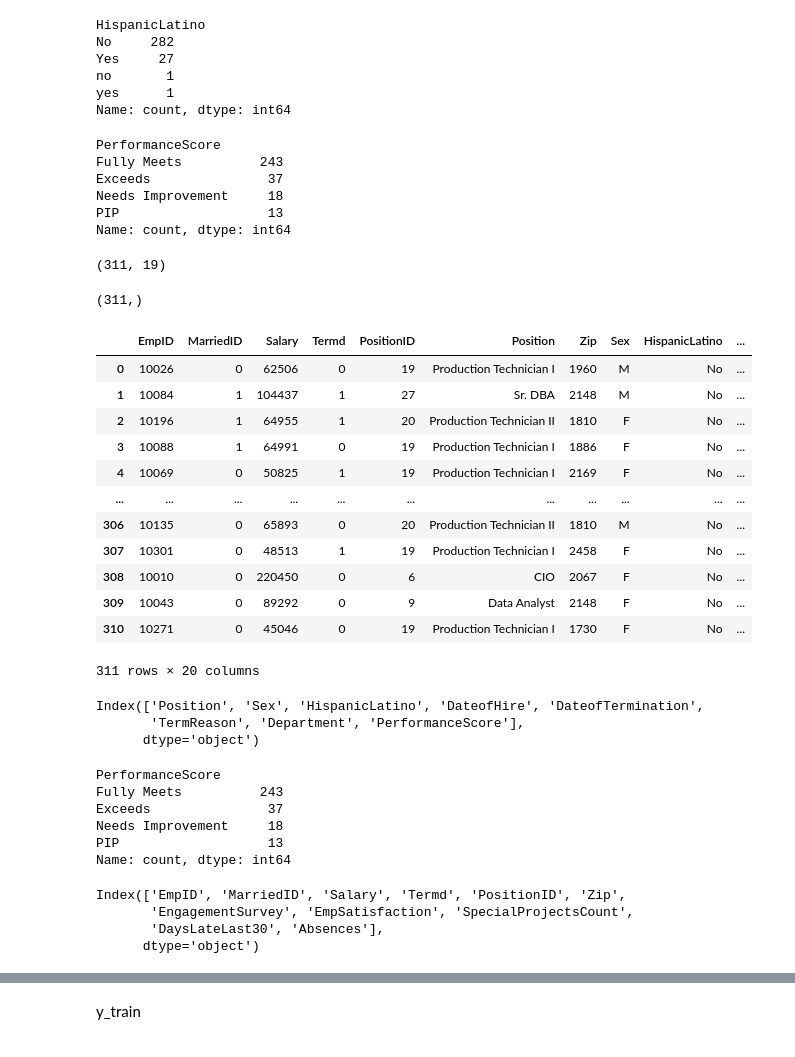
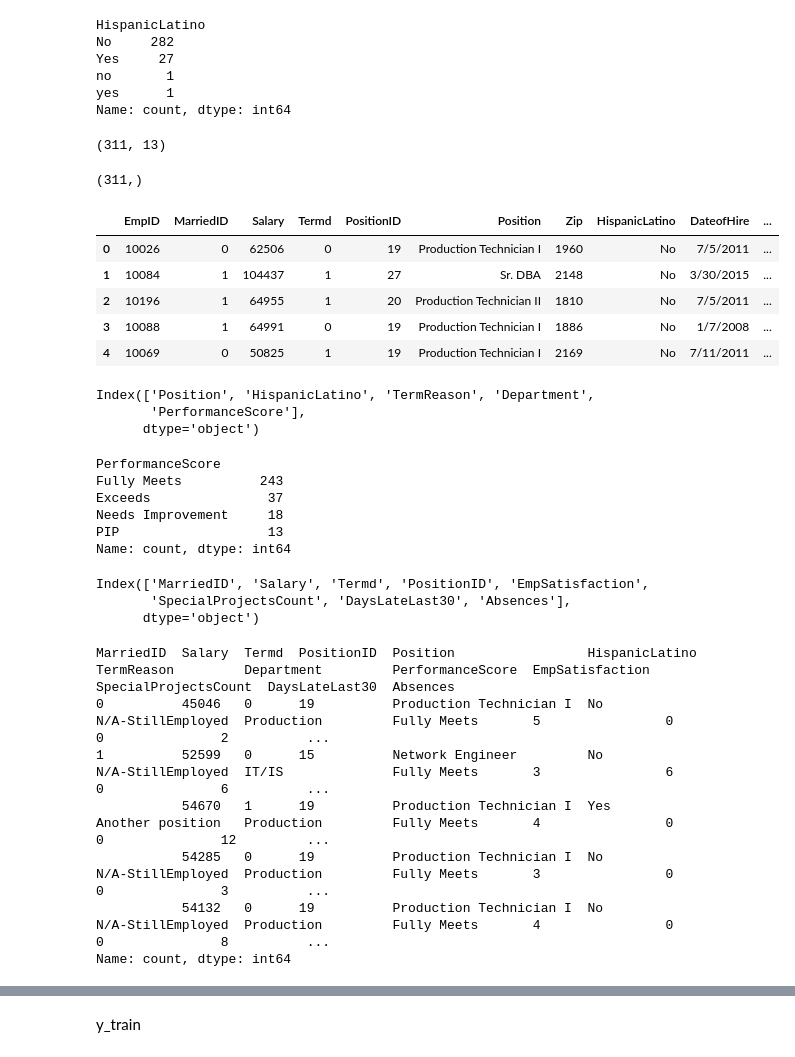
Before and after one commit to AyanBiswas1997/Hr_Analyst, a Jupyter notebook: notebooks/data/eda.ipynb, the cells around one changed output, grey strips where cells are left out. Drawn from its saved outputs; the diff is of its cells as text; code cells hidden in the pictures.

```diff
--- a/notebooks/data/eda.ipynb
+++ b/notebooks/data/eda.ipynb
@@ -120,5 +94,7 @@ df.shape
 # %% [output]
 (311, 36)
 # %%
-df=df.drop(columns=['Employee_Name','State','DOB','MaritalDesc','CitizenDesc','RaceDesc','LastPerformanceReview_Date','RecruitmentSource','ManagerName','ManagerID','MaritalStatusID','GenderID','EmpStatusID','DeptID','PerfScoreID','FromDiversityJobFairID'],axis=1)
+df=df.drop(columns=['Employee_Name','EmpID','State','Sex','DOB','MaritalDesc','CitizenDesc','RaceDesc','LastPerformanceReview_Date','RecruitmentSource','ManagerName','ManagerID','MaritalStatusID','GenderID','EmpStatusID','DeptID','PerfScoreID','FromDiversityJobFairID','LastPerformanceReview_Date'],axis=1)
+# %%
+df=df.drop(columns=['Zip','DateofHire','DateofTermination','EngagementSurvey'])
 # %%
@@ -268,44 +200,28 @@ Yes     27
 no       1
 yes      1
 Name: count, dtype: int64
-# %%
-df[categorical_columns]["PerformanceScore"].value_counts()
-# %% [output]
-PerformanceScore
-Fully Meets          243
-Exceeds               37
-Needs Improvement     18
-PIP                   13
-Name: count, dtype: int64
 # %%
 x.shape
 # %% [output]
-(311, 19)
+(311, 13)
 # %%
 y.shape
 # %% [output]
 (311,)
 # %%
-df
+df.head()
 # %% [output]
-|  | EmpID | MarriedID | Salary | Termd | PositionID | Position | Zip | Sex | HispanicLatino | ... |
-| 0 | 10026 | 0 | 62506 | 0 | 19 | Production Technician I | 1960 | M | No | ... |
-| 1 | 10084 | 1 | 104437 | 1 | 27 | Sr. DBA | 2148 | M | No | ... |
-| 2 | 10196 | 1 | 64955 | 1 | 20 | Production Technician II | 1810 | F | No | ... |
-| 3 | 10088 | 1 | 64991 | 0 | 19 | Production Technician I | 1886 | F | No | ... |
-| 4 | 10069 | 0 | 50825 | 1 | 19 | Production Technician I | 2169 | F | No | ... |
-| ... | ... | ... | ... | ... | ... | ... | ... | ... | ... | ... |
-| 306 | 10135 | 0 | 65893 | 0 | 20 | Production Technician II | 1810 | M | No | ... |
-| 307 | 10301 | 0 | 48513 | 1 | 19 | Production Technician I | 2458 | F | No | ... |
-| 308 | 10010 | 0 | 220450 | 0 | 6 | CIO | 2067 | F | No | ... |
-| 309 | 10043 | 0 | 89292 | 0 | 9 | Data Analyst | 2148 | F | No | ... |
-| 310 | 10271 | 0 | 45046 | 0 | 19 | Production Technician I | 1730 | F | No | ... |
+|  | EmpID | MarriedID | Salary | Termd | PositionID | Position | Zip | HispanicLatino | DateofHire | ... |
+| 0 | 10026 | 0 | 62506 | 0 | 19 | Production Technician I | 1960 | No | 7/5/2011 | ... |
+| 1 | 10084 | 1 | 104437 | 1 | 27 | Sr. DBA | 2148 | No | 3/30/2015 | ... |
+| 2 | 10196 | 1 | 64955 | 1 | 20 | Production Technician II | 1810 | No | 7/5/2011 | ... |
+| 3 | 10088 | 1 | 64991 | 0 | 19 | Production Technician I | 1886 | No | 1/7/2008 | ... |
+| 4 | 10069 | 0 | 50825 | 1 | 19 | Production Technician I | 2169 | No | 7/11/2011 | ... |
-311 rows × 20 columns
 # %%
 categorical_columns
 # %% [output]
-Index(['Position', 'Sex', 'HispanicLatino', 'DateofHire', 'DateofTermination',
-       'TermReason', 'Department', 'PerformanceScore'],
+Index(['Position', 'HispanicLatino', 'TermReason', 'Department',
+       'PerformanceScore'],
       dtype='object')
 # %%
 df[categorical_columns]['PerformanceScore'].value_counts()
@@ -319,7 +235,16 @@ Name: count, dtype: int64
 # %%
 numerical_columns
 # %% [output]
-Index(['EmpID', 'MarriedID', 'Salary', 'Termd', 'PositionID', 'Zip',
-       'EngagementSurvey', 'EmpSatisfaction', 'SpecialProjectsCount',
-       'DaysLateLast30', 'Absences'],
+Index(['MarriedID', 'Salary', 'Termd', 'PositionID', 'EmpSatisfaction',
+       'SpecialProjectsCount', 'DaysLateLast30', 'Absences'],
       dtype='object')
+# %%
+x.value_counts().head()
+# %% [output]
+MarriedID  Salary  Termd  PositionID  Position                 HispanicLatino  TermReason         Department         PerformanceScore  EmpSatisfaction  SpecialProjectsCount  DaysLateLast30  Absences
+0          45046   0      19          Production Technician I  No              N/A-StillEmployed  Production         Fully Meets       5                0                     0               2          ...
+1          52599   0      15          Network Engineer         No              N/A-StillEmployed  IT/IS              Fully Meets       3                6                     0               6          ...
+           54670   1      19          Production Technician I  Yes             Another position   Production         Fully Meets       4                0                     0               12         ...
+           54285   0      19          Production Technician I  No              N/A-StillEmployed  Production         Fully Meets       3                0                     0               3          ...
+           54132   0      19          Production Technician I  No              N/A-StillEmployed  Production         Fully Meets       4                0                     0               8          ...
+Name: count, dtype: int64
```
Also changed, not shown: parts of 67 cells of this notebook.
